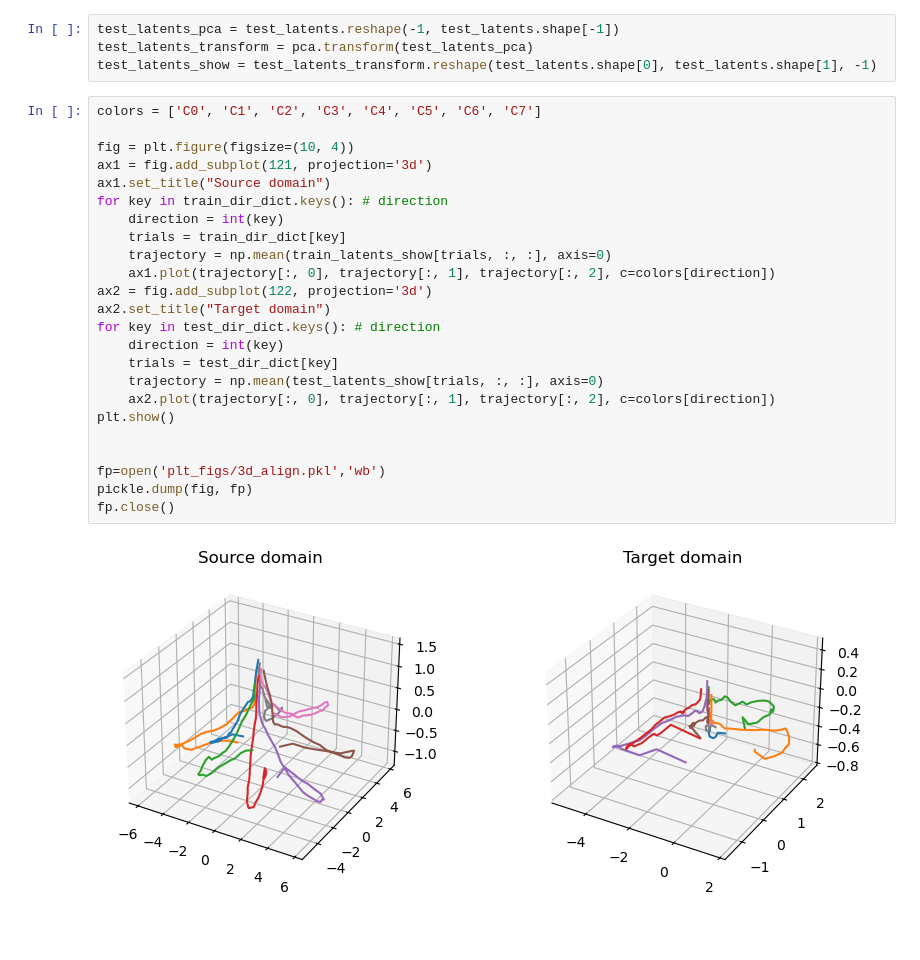
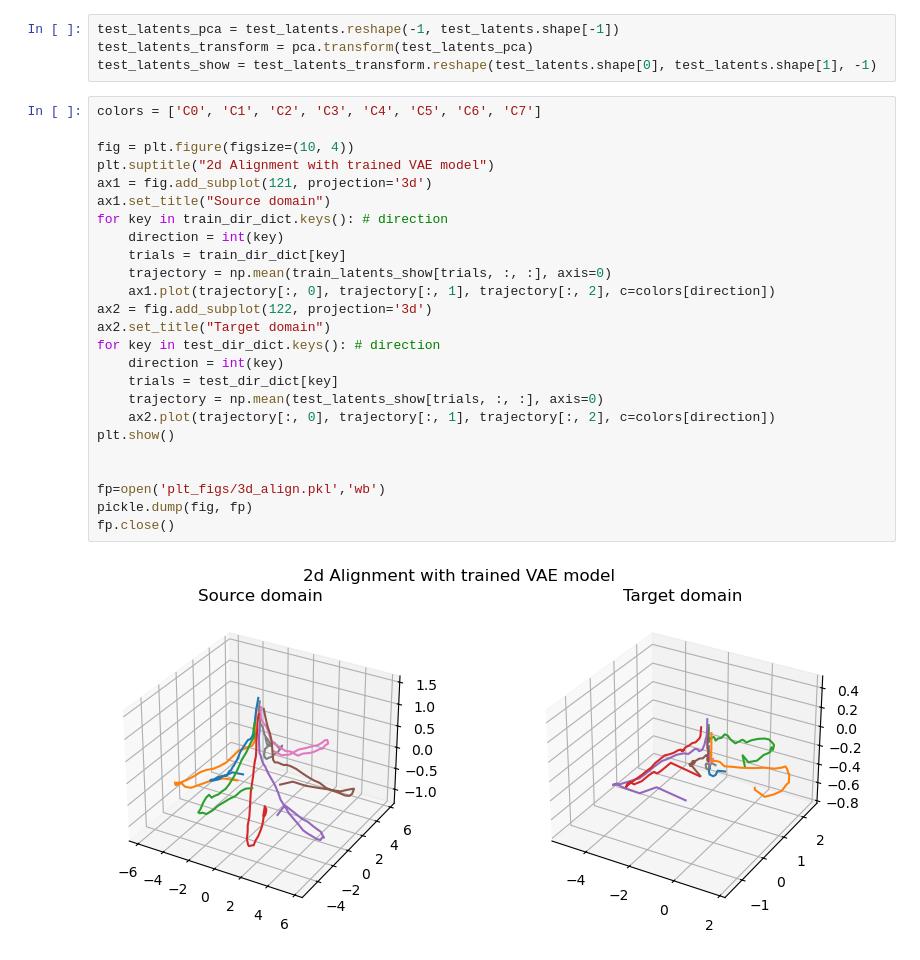
Before and after one commit to YueChen0628/ERDiff, a Jupyter notebook: ERDiff.ipynb, the cells around one changed output. Saved outputs shown, nothing was run; the diff lists cells and outputs as text; blank space fills up the shorter version.

Commit message:
rerun and plot

```diff
--- a/ERDiff.ipynb
+++ b/ERDiff.ipynb
@@ -533,29 +552,30 @@ test_latents_show = test_latents_transform.reshape(test_latents.shape[0], test_l
 # %%
 colors = ['C0', 'C1', 'C2', 'C3', 'C4', 'C5', 'C6', 'C7']
 
 fig = plt.figure(figsize=(10, 4))
+plt.suptitle("2d Alignment with trained VAE model")
 ax1 = fig.add_subplot(121, projection='3d')
 ax1.set_title("Source domain")
 for key in train_dir_dict.keys(): # direction
     direction = int(key)
     trials = train_dir_dict[key]
     trajectory = np.mean(train_latents_show[trials, :, :], axis=0)
     ax1.plot(trajectory[:, 0], trajectory[:, 1], trajectory[:, 2], c=colors[direction])
 ax2 = fig.add_subplot(122, projection='3d')
 ax2.set_title("Target domain")
 for key in test_dir_dict.keys(): # direction
     direction = int(key)
     trials = test_dir_dict[key]
     trajectory = np.mean(test_latents_show[trials, :, :], axis=0)
     ax2.plot(trajectory[:, 0], trajectory[:, 1], trajectory[:, 2], c=colors[direction])
 plt.show()
 
 
 fp=open('plt_figs/3d_align.pkl','wb')
 pickle.dump(fig, fp)
 fp.close()
 # %% [output]
-[figure, old version]
+[figure, new version]
 # %%
 colors = ['C0', 'C1', 'C2', 'C3', 'C4', 'C5', 'C6', 'C7']
 
```
Also changed, not shown: parts of 2 cells of this notebook, 5 other files.
